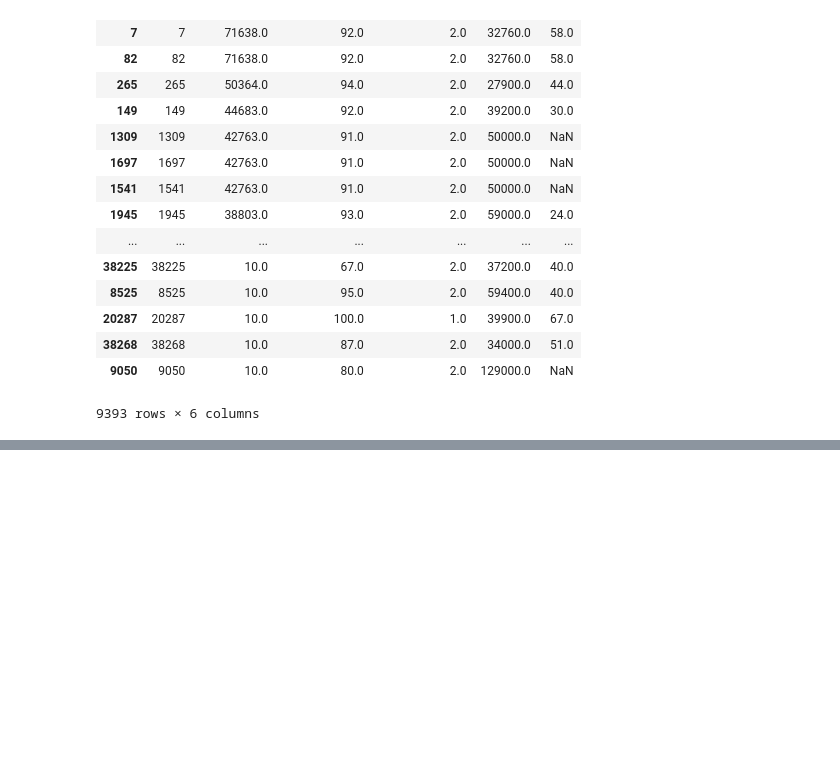
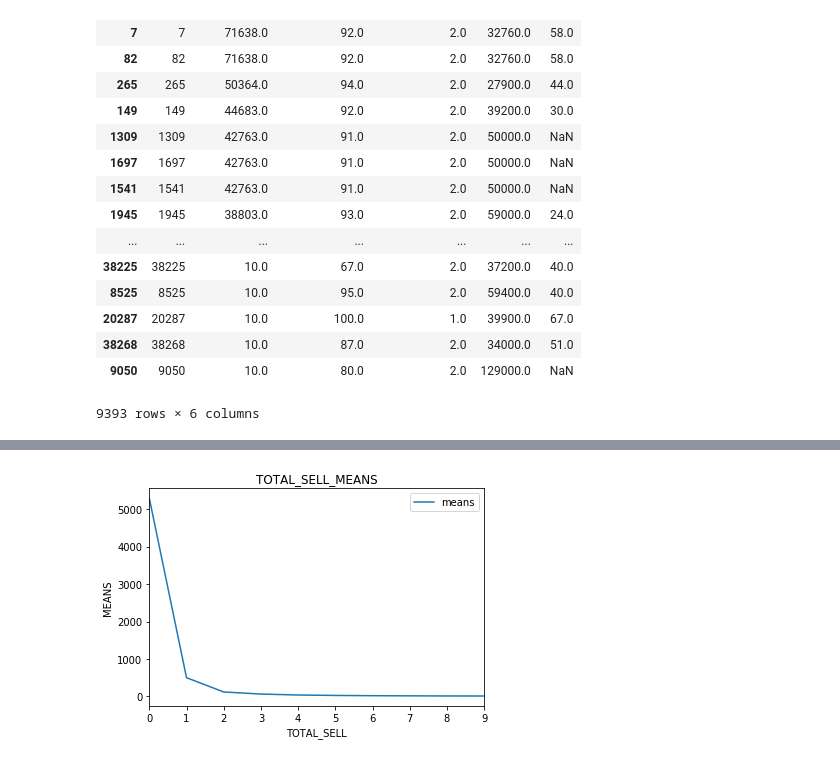
Before and after one commit to yiyejyn/ClothesSalesAnalysis, a Jupyter notebook: Untitled.ipynb, the cells around one changed output, grey strips where cells are left out. Cells and saved outputs as stored; diff of their text form; code cells hidden in the pictures; blank space fills up the shorter version.

Commit message:
TOTAL_SELL_MEANS add

```diff
--- a/Untitled.ipynb
+++ b/Untitled.ipynb
@@ -55,4 +56,7 @@ pf = pf[pf.TOTAL_SELL !=0]
 | 38268 | 38268 | 10.0 | 87.0 | 2.0 | 34000.0 | 51.0 |
 | 9050 | 9050 | 10.0 | 80.0 | 2.0 | 129000.0 | NaN |
 9393 rows × 6 columns
+# %%
+#타겟값으로 사용할 사이트 첫번째 페이지를 나타내는 칼럼 0과 1로 나눙 진다.
+pf['FIRST_PAGE'] = 0
 # %%
@@ -67,0 +71,6 @@ ModuleNotFoundError: No module named 'imblearn'
+# %%
+#1 페이지는 80이고 나머지는 2~ 페이지이기 떄문에 상위 80개만 1페이지에 들어간다
+#total_sell을 기준으로 first_page를 나눠야 하는데 어떻 기준으로 나눌 것인가.
+pf.head(80)
+pf['FIRST_PAGE'][0:80] = 0
+pf.head(90)
@@ -67,0 +100,4 @@ ModuleNotFoundError: No module named 'imblearn'
+# %%
+#First_page에 1을 선정하는 과정중 TOTAL_SELL을 1000개 단위로 나눠 중간값을 구함
+total_sell_means = pd.DataFrame(data=[pf['TOTAL_SELL'][0:1000].mean(),pf['TOTAL_SELL'][1001:2000].mean(),pf['TOTAL_SELL'][2001:3000].mean(),pf['TOTAL_SELL'][3001:4000].mean(),pf['TOTAL_SELL'][4001:5000].mean(),pf['TOTAL_SELL'][5001:6000].mean(),pf['TOTAL_SELL'][6001:7000].mean(),pf['TOTAL_SELL'][7001:8000].mean(),pf['TOTAL_SELL'][8001:9000].mean(),pf['TOTAL_SELL'][9001:].mean()], index=range(0,10), columns=['means'])
+display(pd.DataFrame(total_sell_means))
@@ -67,0 +116,8 @@ ModuleNotFoundError: No module named 'imblearn'
+# %%
+total_sell_means.plot()
+plt.title("TOTAL_SELL_MEANS")
+plt.xlabel("TOTAL_SELL")
+plt.ylabel("MEANS")
+plt.show()
+# %% [output]
+[figure, added]
```
Also changed, not shown: parts of 6 cells of this notebook.
